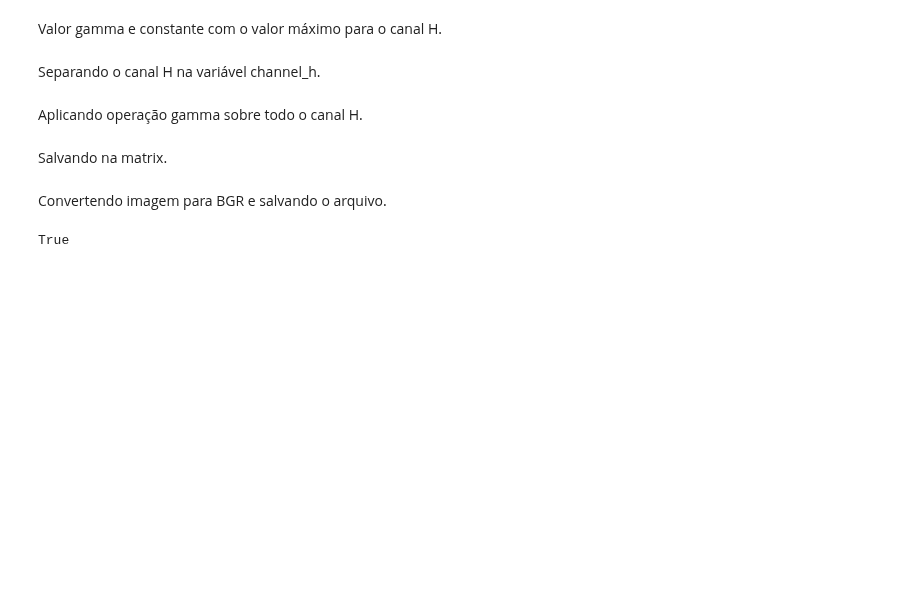
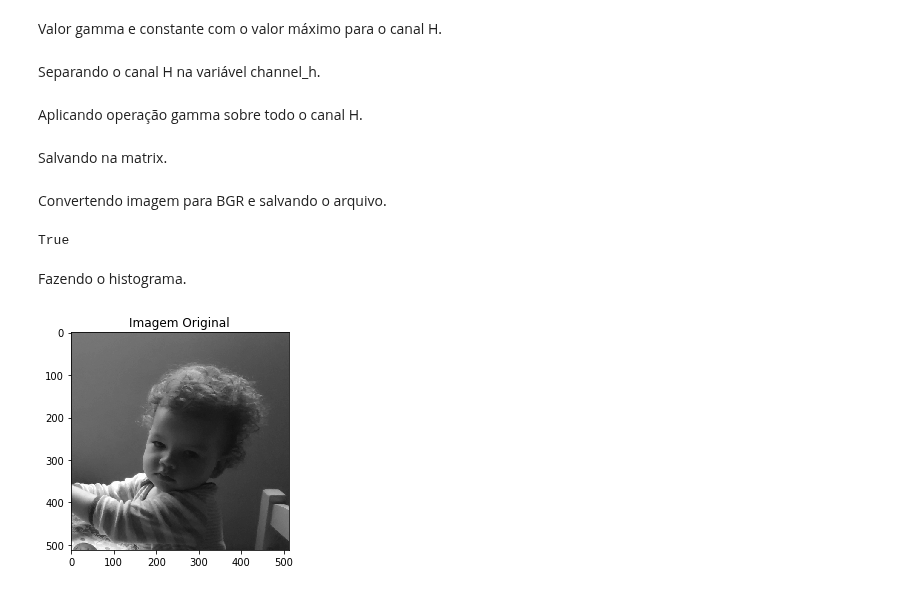
Before and after one commit to rodoufu/visaocomp, a Jupyter notebook: trabalho01/task01.ipynb, the cells around one changed output. Saved outputs shown, nothing was run; the diff lists cells and outputs as text; code cells hidden in the pictures; blank space fills up the shorter version.

```diff
--- a/trabalho01/task01.ipynb
+++ b/trabalho01/task01.ipynb
@@ -63,6 +79,22 @@ for x in range(hsv.shape[0]):
 Convertendo imagem para BGR e salvando o arquivo.
 # %%
 img = cv2.cvtColor(hsv, cv2.COLOR_HSV2BGR)
-cv2.imwrite(f'{file_name_no_extension}_{gamma}.tiff', img)
+file_name_gamma = f'{file_name_no_extension}_{gamma}.tiff'
+cv2.imwrite(file_name_gamma, img)
 # %% [output]
 True
+# %% [markdown]
+Fazendo o histograma.
+# %%
+import matplotlib.pyplot as plt
+import matplotlib as mpl
+
+mpl.rc("savefig", dpi = 150)
+
+img = cv2.imread (file_name_gamma, 0)
+rows, cols = img.shape
+plt.imshow(img, cmap = plt.get_cmap('gray'), vmin = 0, vmax = 255)
+plt.title('Imagem Original')
+plt.show()
+# %% [output]
+[figure, added]
```
Also changed, not shown: parts of 9 cells of this notebook.
